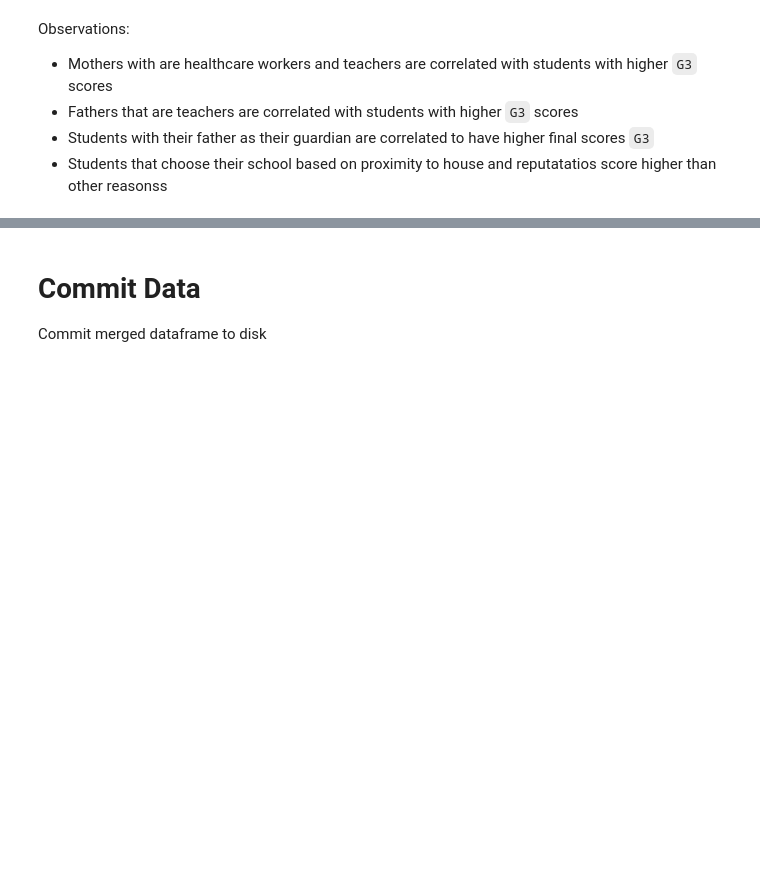
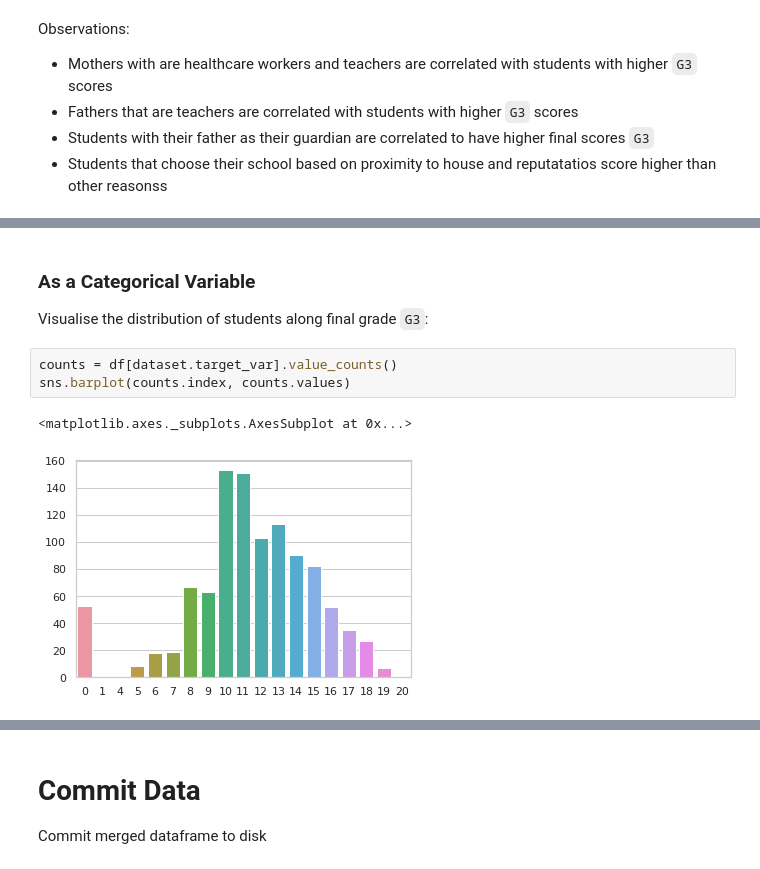
Before and after one commit to mrzzy/np-pa-assign, a Jupyter notebook: eda.ipynb, the cells around one changed output, grey strips where cells are left out. Cells and saved outputs as stored; diff of their text form; blank space fills up the shorter version.

```diff
--- a/eda.ipynb
+++ b/eda.ipynb
@@ -226,0 +241,9 @@ sns.boxplot(x="subject", y="G3", data=df)
+# %% [markdown]
+### As a Categorical Variable
+Visualise the distribution of students along final grade `G3`:
+# %%
+counts = df[dataset.target_var].value_counts()
+sns.barplot(counts.index, counts.values)
+# %% [output]
+<matplotlib.axes._subplots.AxesSubplot at 0x...>
+[figure, added]
```
Also changed, not shown: parts of 22 cells of this notebook, 3 other files.
